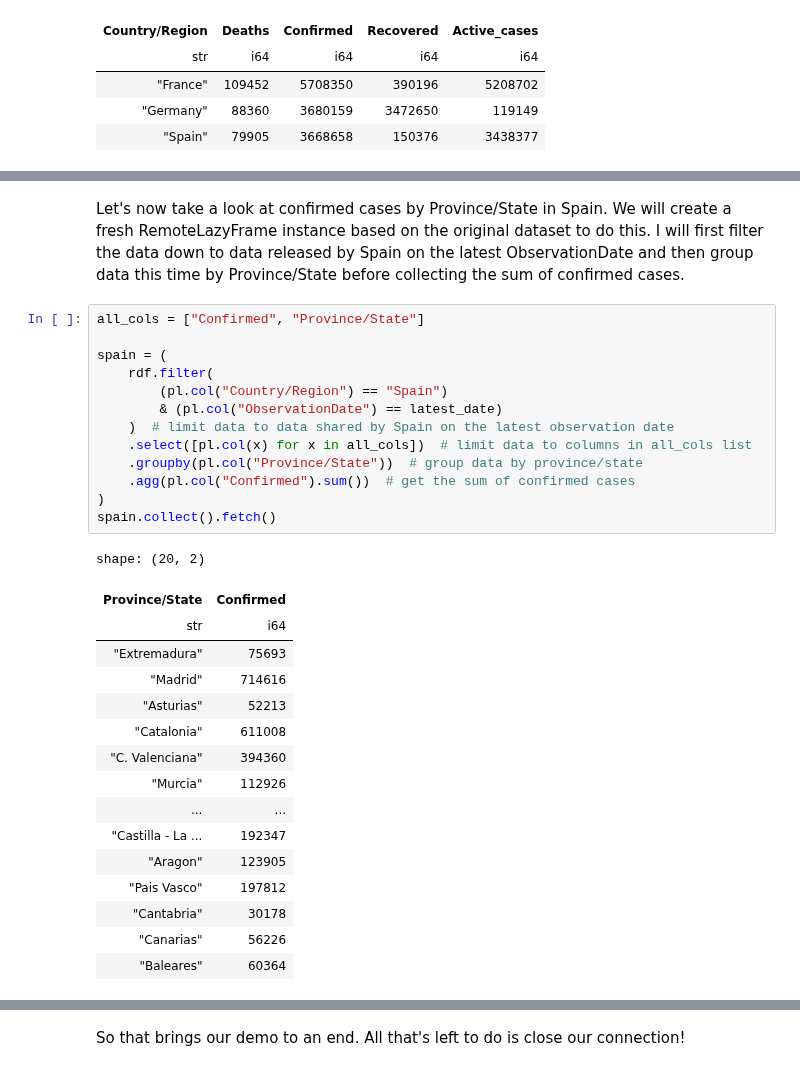
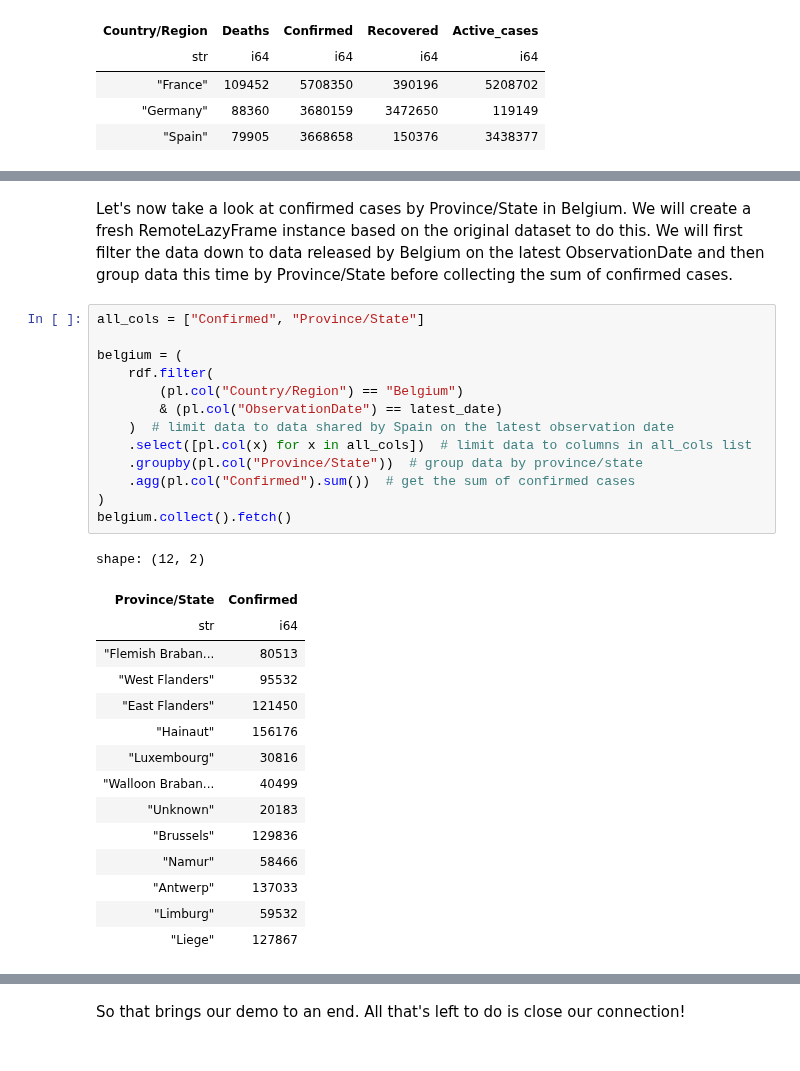
Before and after one commit to mithril-security/bastionlab, a Jupyter notebook: docs/docs/use-cases/covid_use_case.ipynb, the cells around one changed output, grey strips where cells are left out. Drawn from its saved outputs; the diff is of its cells as text.

```diff
--- a/docs/docs/use-cases/covid_use_case.ipynb
+++ b/docs/docs/use-cases/covid_use_case.ipynb
@@ -275,32 +356,31 @@ shape: (3, 5)
 # %% [markdown]
-Let's now take a look at confirmed cases by Province/State in Spain. We will create a fresh RemoteLazyFrame instance based on the original dataset to do this. I will first filter the data down to data released by Spain on the latest ObservationDate and then group data this time by Province/State before collecting the sum of confirmed cases.
+Let's now take a look at confirmed cases by Province/State in Belgium. We will create a fresh RemoteLazyFrame instance based on the original dataset to do this. We will first filter the data down to data released by Belgium on the latest ObservationDate and then group data this time by Province/State before collecting the sum of confirmed cases.
 # %%
 all_cols = ["Confirmed", "Province/State"]
 
-spain = (
+belgium = (
     rdf.filter(
-        (pl.col("Country/Region") == "Spain")
+        (pl.col("Country/Region") == "Belgium")
         & (pl.col("ObservationDate") == latest_date)
     )  # limit data to data shared by Spain on the latest observation date
     .select([pl.col(x) for x in all_cols])  # limit data to columns in all_cols list
     .groupby(pl.col("Province/State"))  # group data by province/state
     .agg(pl.col("Confirmed").sum())  # get the sum of confirmed cases
 )
-spain.collect().fetch()
+belgium.collect().fetch()
 # %% [output]
-shape: (20, 2)
+shape: (12, 2)
 | Province/State | Confirmed |
 | str | i64 |
-| "Extremadura" | 75693 |
-| "Madrid" | 714616 |
-| "Asturias" | 52213 |
-| "Catalonia" | 611008 |
-| "C. Valenciana" | 394360 |
-| "Murcia" | 112926 |
-| ... | ... |
-| "Castilla - La ... | 192347 |
-| "Aragon" | 123905 |
-| "Pais Vasco" | 197812 |
-| "Cantabria" | 30178 |
-| "Canarias" | 56226 |
-| "Baleares" | 60364 |
+| "Flemish Braban... | 80513 |
+| "West Flanders" | 95532 |
+| "East Flanders" | 121450 |
+| "Hainaut" | 156176 |
+| "Luxembourg" | 30816 |
+| "Walloon Braban... | 40499 |
+| "Unknown" | 20183 |
+| "Brussels" | 129836 |
+| "Namur" | 58466 |
+| "Antwerp" | 137033 |
+| "Limburg" | 59532 |
+| "Liege" | 127867 |
```
Also changed, not shown: parts of 27 cells of this notebook, 2 other files.
